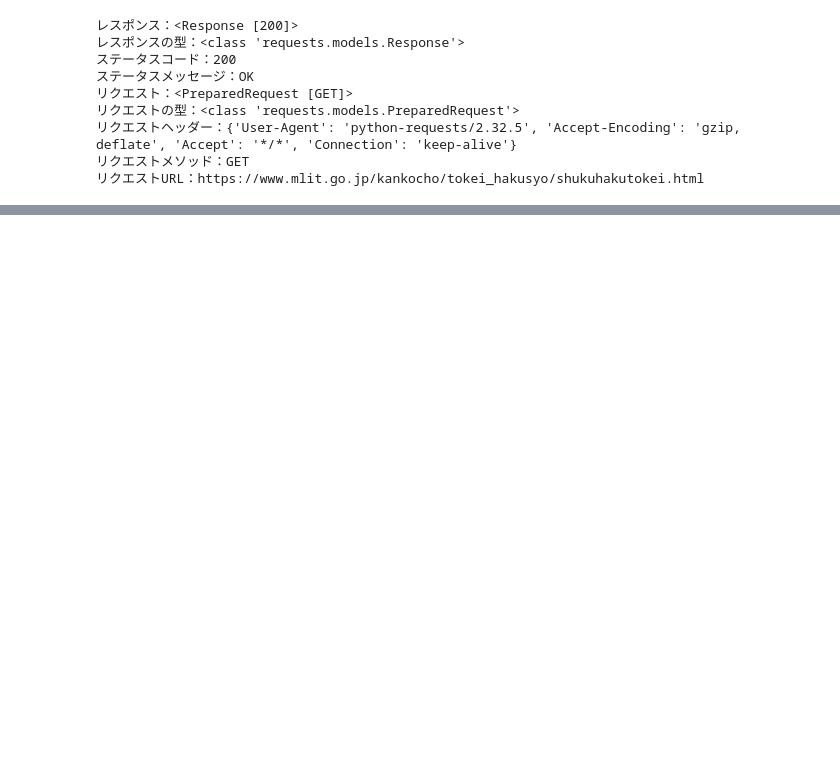
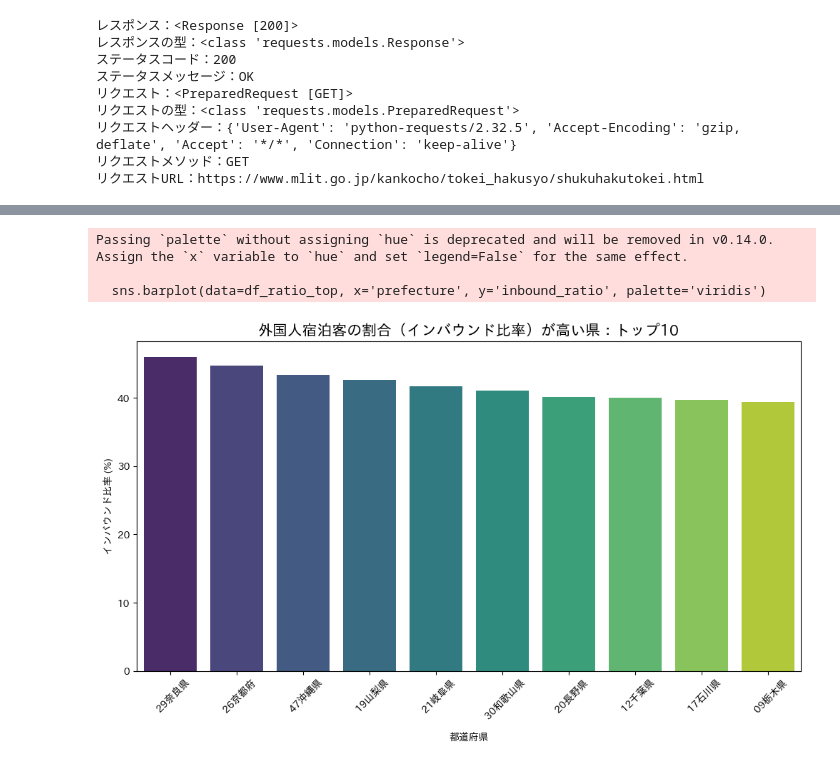
Before and after one commit to TomiiYurina/dsprog2_2025, a Jupyter notebook: lecture-final/lecture.ipynb, the cells around one changed output, grey strips where cells are left out. Cells and saved outputs as stored; diff of their text form; code cells hidden in the pictures; blank space fills up the shorter version.

```diff
--- a/lecture-final/lecture.ipynb
+++ b/lecture-final/lecture.ipynb
@@ -100,0 +297,29 @@ print(df_rank)
+# %%
+import matplotlib.pyplot as plt
+import seaborn as sns
+import japanize_matplotlib
+
+def plot_inbound_ratio_ranking():
+    db_name = 'sightseeing.db'
+    conn = sqlite3.connect(db_name)
+    df = pd.read_sql("SELECT * FROM sightseeing_stats", conn)
+    conn.close()
+
+    # インバウンド比率（外国人客の割合）でソートしてトップ10を抽出
+    df_ratio_top = df.sort_values('inbound_ratio', ascending=False).head(10)
+
+    plt.figure(figsize=(12, 6))
+    sns.barplot(data=df_ratio_top, x='prefecture', y='inbound_ratio', palette='viridis')
+
+    plt.title("外国人宿泊客の割合（インバウンド比率）が高い県：トップ10", fontsize=15)
+    plt.ylabel("インバウンド比率 (%)")
+    plt.xlabel("都道府県")
+    plt.xticks(rotation=45)
+    plt.show()
+
+plot_inbound_ratio_ranking()
+# %% [output]
+Passing `palette` without assigning `hue` is deprecated and will be removed in v0.14.0. Assign the `x` variable to `hue` and set `legend=False` for the same effect.
+
+  sns.barplot(data=df_ratio_top, x='prefecture', y='inbound_ratio', palette='viridis')
+[figure, added]
```
Also changed, not shown: parts of 11 cells of this notebook.
